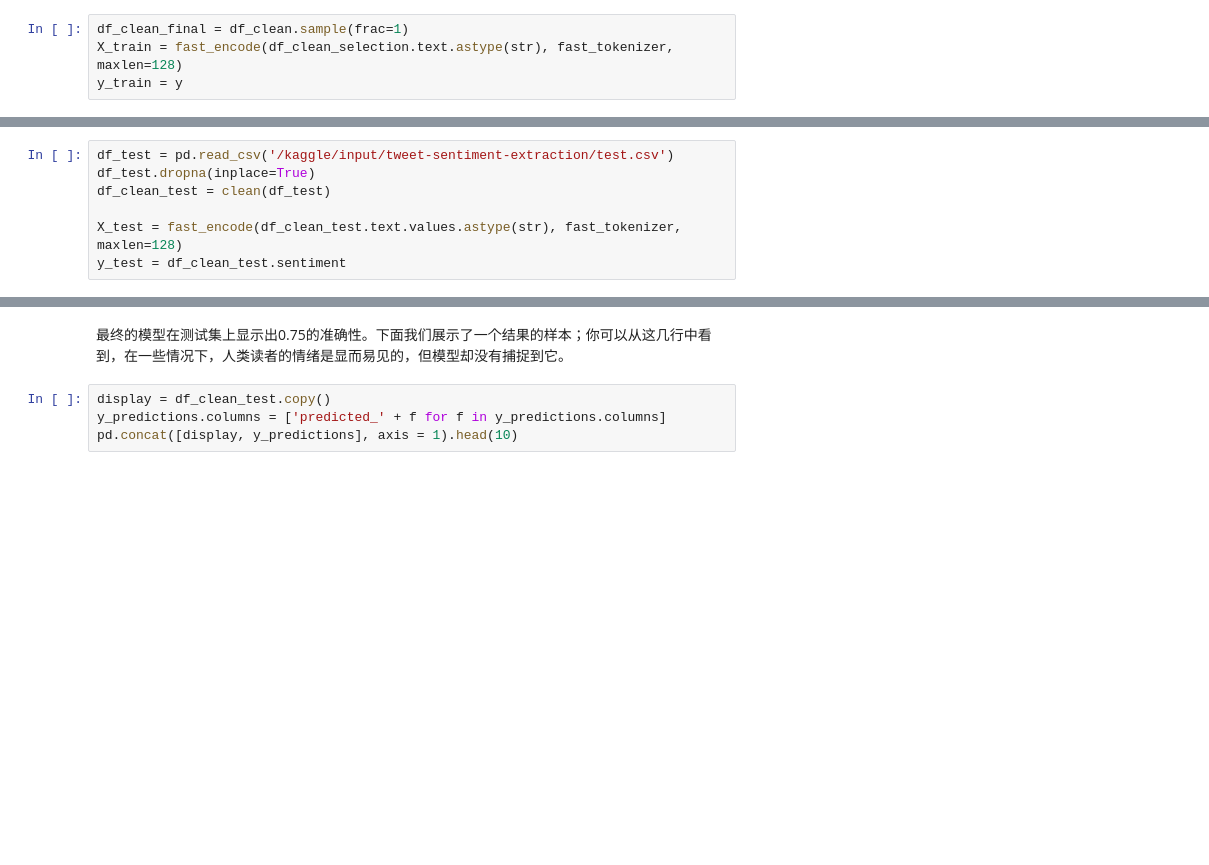
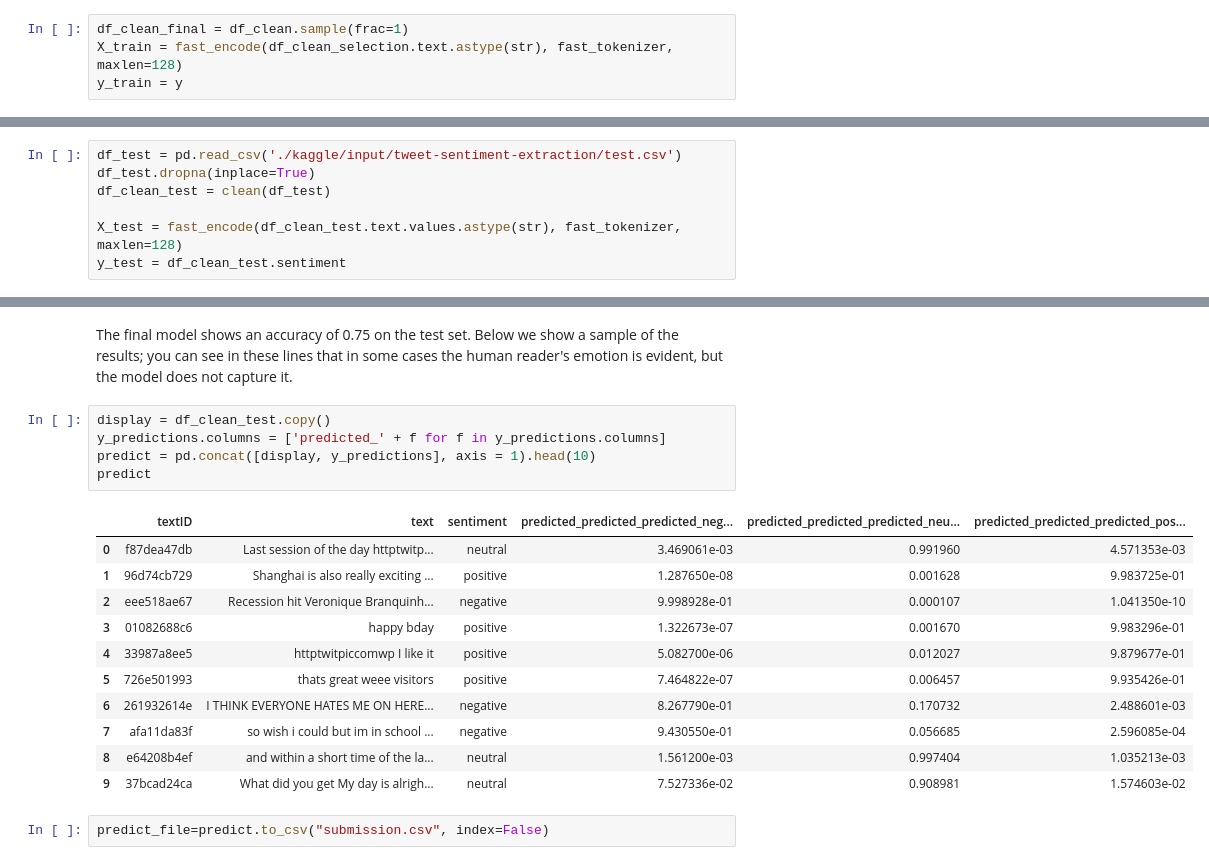
Before and after one commit to Micropot/big_data, a Jupyter notebook: chapter11-sentiment-extraction.ipynb, the cells around one changed output, grey strips where cells are left out. Saved outputs shown, nothing was run; the diff lists cells and outputs as text; blank space fills up the shorter version.

```diff
--- a/chapter11-sentiment-extraction.ipynb
+++ b/chapter11-sentiment-extraction.ipynb
@@ -332,5 +373,5 @@ history = model_DistilBert.fit(X_train,y_train,batch_size=32,epochs=10)
 # %%
-df_test = pd.read_csv('/kaggle/input/tweet-sentiment-extraction/test.csv')
+df_test = pd.read_csv('./kaggle/input/tweet-sentiment-extraction/test.csv')
 df_test.dropna(inplace=True)
 df_clean_test = clean(df_test)
 
@@ -347,6 +391,21 @@ print(f"The final model shows {accuracy:.2f} accuracy on the test set.")
-# %% [markdown]
-最终的模型在测试集上显示出0.75的准确性。下面我们展示了一个结果的样本；你可以从这几行中看到，在一些情况下，人类读者的情绪是显而易见的，但模型却没有捕捉到它。
+# %% [markdown]
+The final model shows an accuracy of 0.75 on the test set. Below we show a sample of the results; you can see in these lines that in some cases the human reader's emotion is evident, but the model does not capture it.
 # %%
 display = df_clean_test.copy()
 y_predictions.columns = ['predicted_' + f for f in y_predictions.columns]
-pd.concat([display, y_predictions], axis = 1).head(10)
+predict = pd.concat([display, y_predictions], axis = 1).head(10)
+predict
+# %% [output]
+|  | textID | text | sentiment | predicted_predicted_predicted_neg... | predicted_predicted_predicted_neu... | predicted_predicted_predicted_pos... |
+| 0 | f87dea47db | Last session of the day httptwitp... | neutral | 3.469061e-03 | 0.991960 | 4.571353e-03 |
+| 1 | 96d74cb729 | Shanghai is also really exciting ... | positive | 1.287650e-08 | 0.001628 | 9.983725e-01 |
+| 2 | eee518ae67 | Recession hit Veronique Branquinh... | negative | 9.998928e-01 | 0.000107 | 1.041350e-10 |
+| 3 | 01082688c6 | happy bday | positive | 1.322673e-07 | 0.001670 | 9.983296e-01 |
+| 4 | 33987a8ee5 | httptwitpiccomwp I like it | positive | 5.082700e-06 | 0.012027 | 9.879677e-01 |
+| 5 | 726e501993 | thats great weee visitors | positive | 7.464822e-07 | 0.006457 | 9.935426e-01 |
+| 6 | 261932614e | I THINK EVERYONE HATES ME ON HERE... | negative | 8.267790e-01 | 0.170732 | 2.488601e-03 |
+| 7 | afa11da83f | so wish i could but im in school ... | negative | 9.430550e-01 | 0.056685 | 2.596085e-04 |
+| 8 | e64208b4ef | and within a short time of the la... | neutral | 1.561200e-03 | 0.997404 | 1.035213e-03 |
+| 9 | 37bcad24ca | What did you get My day is alrigh... | neutral | 7.527336e-02 | 0.908981 | 1.574603e-02 |
+# %%
+predict_file=predict.to_csv("submission.csv", index=False)
```
Also changed, not shown: parts of 39 cells of this notebook.
